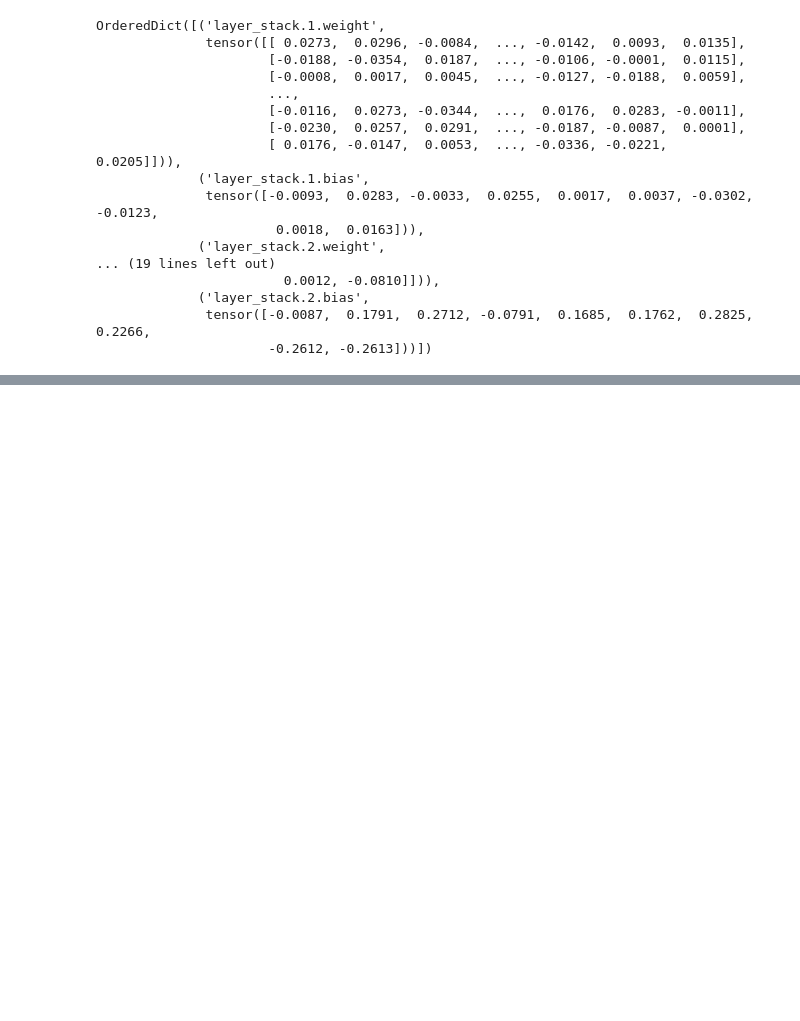
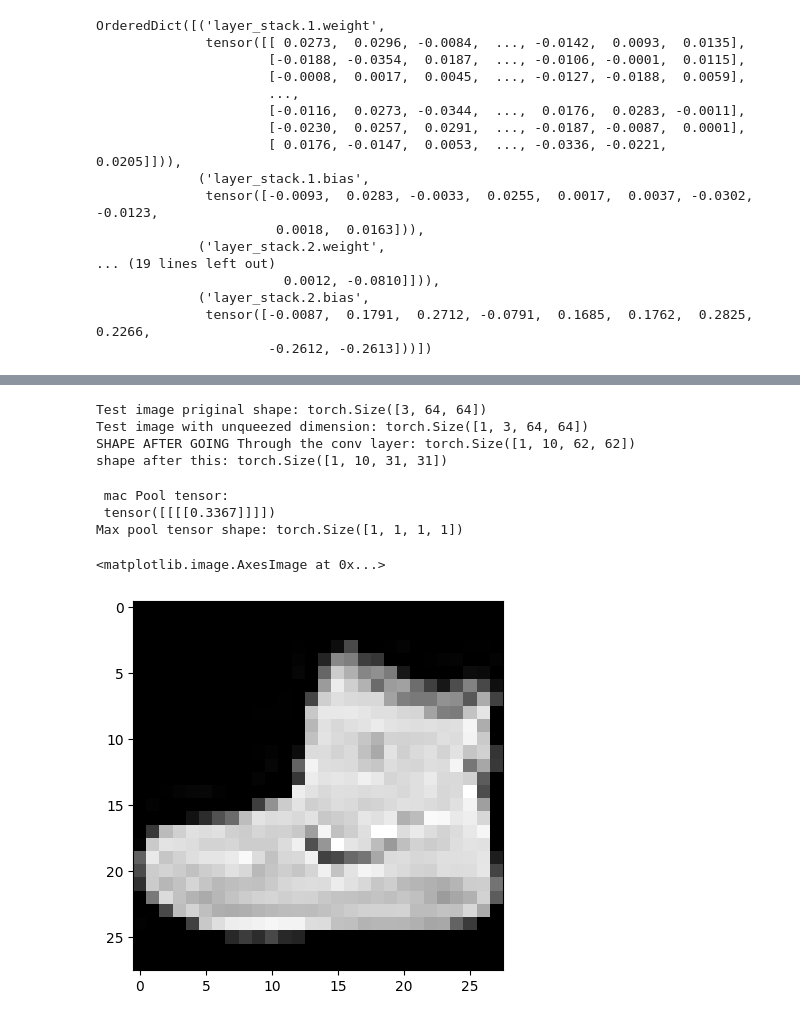
Before and after one commit to agoya27/Image-Classification-using-CNN, a Jupyter notebook: Image Classification using CNN.ipynb, the cells around one changed output, grey strips where cells are left out. Drawn from its saved outputs; the diff is of its cells as text; code cells hidden in the pictures; blank space fills up the shorter version.

```diff
--- a/Image Classification using CNN.ipynb
+++ b/Image Classification using CNN.ipynb
@@ -360,0 +661,39 @@ Train Loss 0.4537 | Test loss: 0.5126, Test acc: 82.997
+# %%
+print(f"Test image priginal shape: {test_image.shape}")
+print(f"Test image with unqueezed dimension: {test_image.unsqueeze(0).shape}")
+
+#Create a smaple nn.MaxPool2d layer
+max_pool_layer = nn.MaxPool2d(kernel_size=2)
+
+#Pass data through just the conv_layer
+test_image_through_conv = conv_layer(test_image.unsqueeze(dim=0))
+print(f"SHAPE AFTER GOING Through the conv layer: {test_image_through_conv.shape}")
+
+#Pass that data through max pool layer
+test_image_trhough_conv_and_max_pool = max_pool_layer(test_image_through_conv)
+print(f"shape after this: {test_image_trhough_conv_and_max_pool.shape}")
+# %% [output]
+Test image priginal shape: torch.Size([3, 64, 64])
+Test image with unqueezed dimension: torch.Size([1, 3, 64, 64])
+SHAPE AFTER GOING Through the conv layer: torch.Size([1, 10, 62, 62])
+shape after this: torch.Size([1, 10, 31, 31])
+# %%
+torch.manual_seed(42)
+#Create a random tensor with a similar number of dimensions to our images
+random_tensor = torch.randn(size=(1,1,2,2))
+
+#Create a max pool laer
+Max_pool_layer = nn.MaxPool2d(kernel_size=2)
+
+max_pool_tensor = max_pool_layer(random_tensor)
+print(f"\n mac Pool tensor: \n {max_pool_tensor}")
+print(f"Max pool tensor shape: {max_pool_tensor.shape}")
+# %% [output]
+ mac Pool tensor:
+ tensor([[[[0.3367]]]])
+Max pool tensor shape: torch.Size([1, 1, 1, 1])
+# %%
+plt.imshow(image.squeeze(),cmap="gray")
+# %% [output]
+<matplotlib.image.AxesImage at 0x...>
+[figure, added]
```
Also changed, not shown: parts of 107 cells of this notebook.
